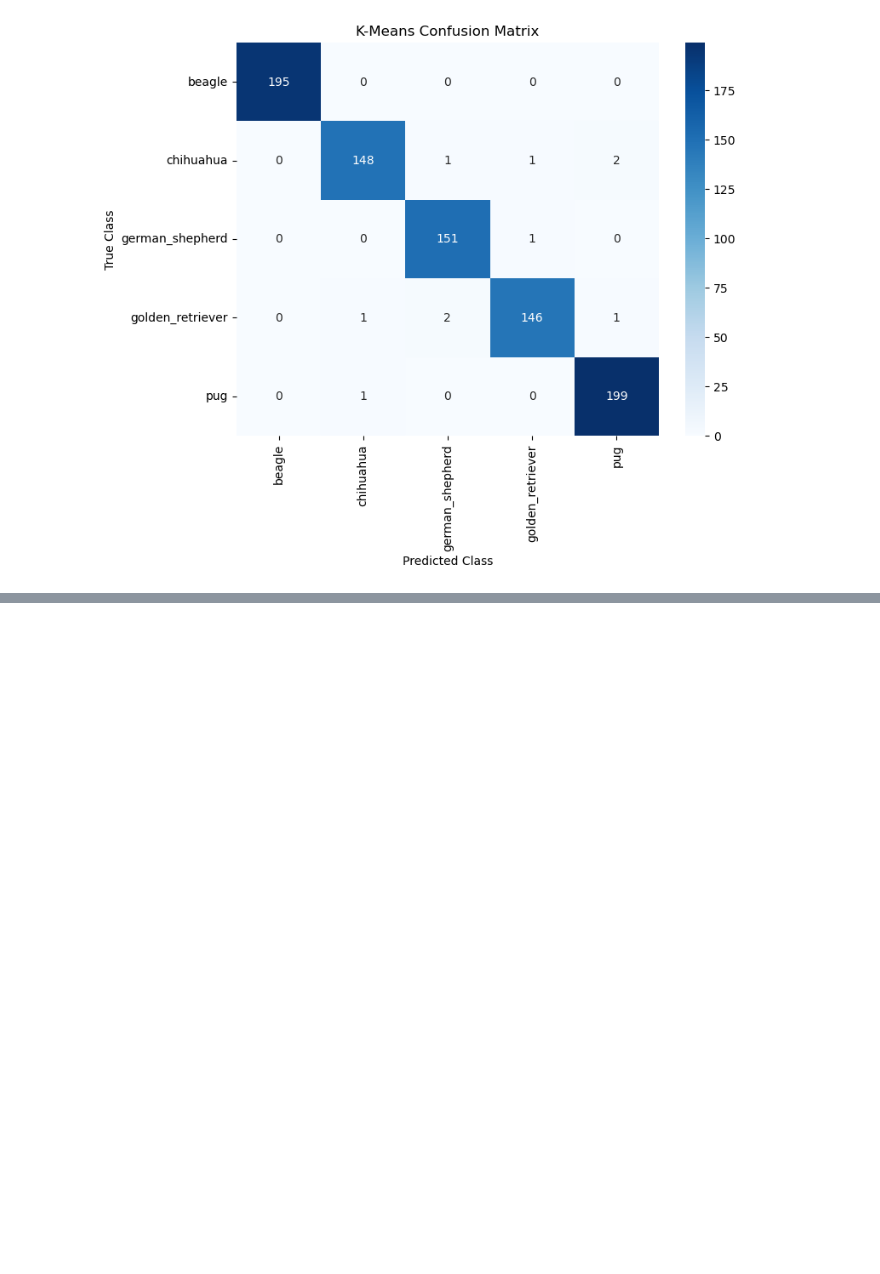
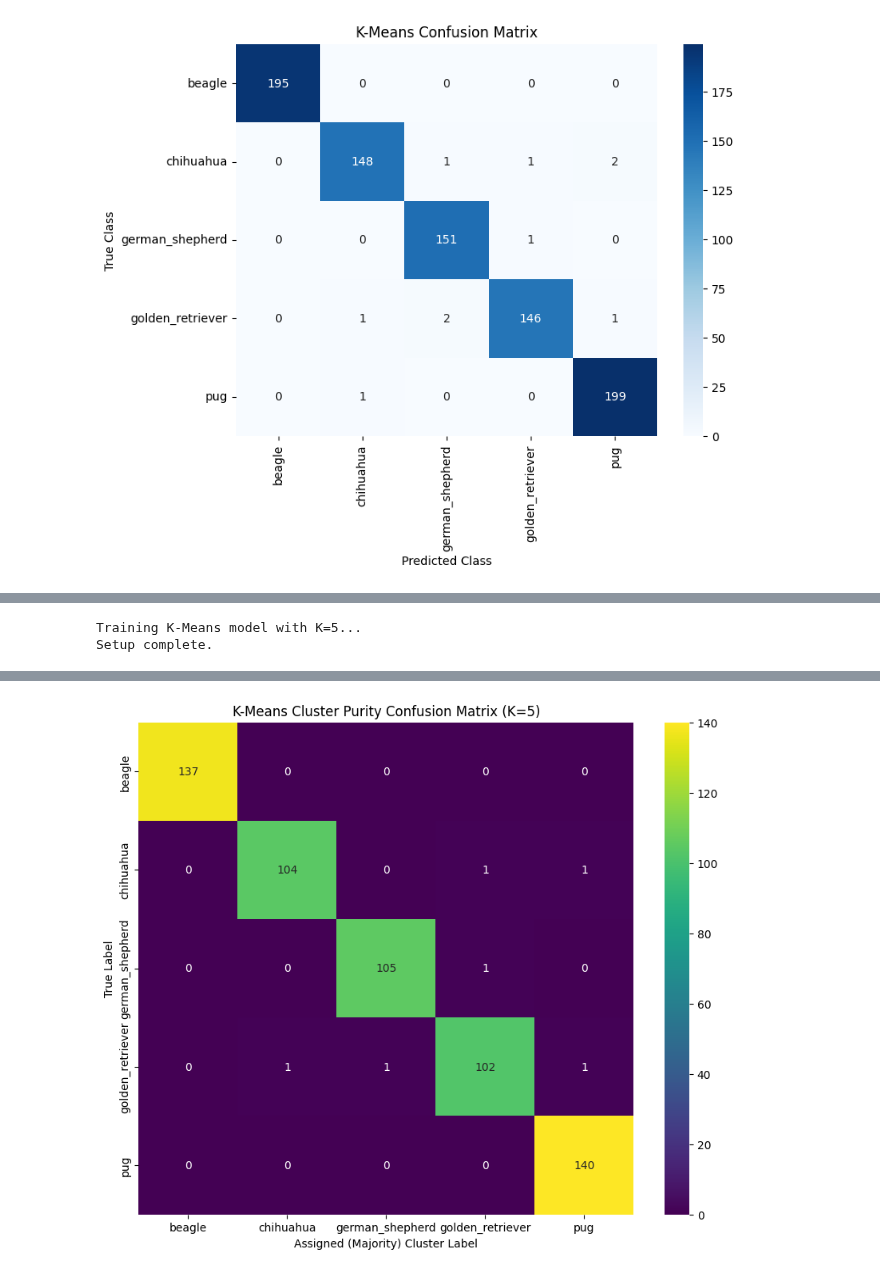
Before and after one commit to Mohamed1Hossam/ML, a Jupyter notebook: Image_Dataset/kmeans.ipynb, the cells around one changed output, grey strips where cells are left out. Cells and saved outputs as stored; diff of their text form; code cells hidden in the pictures; blank space fills up the shorter version.

Commit message:
add evaluation and visualization

```diff
--- a/Image_Dataset/kmeans.ipynb
+++ b/Image_Dataset/kmeans.ipynb
@@ -103,3 +103,81 @@ plt.grid(True)
 plt.show()
 # %% [output]
 [figure]
+# %%
+# 1. Define the features (X) and true labels (y) for clustering
+X = X_train
+y = y_train
+
+# 2. DEFINE THE MISSING VARIABLE: class_labels
+if 'class_names' in locals():
+    class_labels = list(class_names.keys())
+else:
+    print("WARNING: 'class_names' dictionary not found. Using generic labels.")
+    class_labels = np.unique(y)
+
+K_FINAL = 5
+print(f"Training K-Means model with K={K_FINAL}...")
+model = KMeans(n_clusters=K_FINAL, random_state=42, n_init='auto')
+model.fit(X)
+
+print("Setup complete.")
+# %% [output]
+Training K-Means model with K=5...
+Setup complete.
+# %%
+import numpy as np
+import matplotlib.pyplot as plt
+import seaborn as sns
+from sklearn.metrics import confusion_matrix, accuracy_score
+
+# 1. Predict cluster labels for the data
+clusters = model.predict(X)
+n_clusters = model.n_clusters
+print(f"Number of clusters (K): {n_clusters}")
+
+# 2. Map each cluster label to the most frequent true class label (Purity Mapping)
+labels_assigned = np.zeros_like(clusters)
+cluster_mapping = {}
+print("\n--- Cluster-to-Class Mapping ---")
+for i in range(n_clusters):
+    mask = (clusters == i)
+    cluster_true_labels = y[mask]
+
+    if len(cluster_true_labels) > 0:
+        counts = np.bincount(cluster_true_labels)
+        majority_class_index = np.argmax(counts)
+
+        majority_class_name = class_labels[majority_class_index]
+        cluster_mapping[i] = majority_class_index
+        print(f"Cluster {i} (Size: {len(cluster_true_labels)}) -> Majority Class: {majority_class_name} (Index: {majority_class_index})")
+    else:
+        print(f"Cluster {i} is empty.")
+        cluster_mapping[i] = -1
+
+# 3. Assign the majority class label to all points in that cluster
+for cluster_idx, class_idx in cluster_mapping.items():
+    if class_idx != -1:
+        labels_assigned[clusters == cluster_idx] = class_idx
+
+# 4. Calculate Clustering Accuracy (Purity)
+purity_accuracy = accuracy_score(y, labels_assigned)
+print(f"\nK-Means Clustering Accuracy (Purity) on Data: {purity_accuracy:.4f}")
+
+# 5. Visualize the Cluster Purity using a Confusion Matrix
+cm = confusion_matrix(y, labels_assigned)
+
+
+plt.figure(figsize=(10, 8))
+sns.heatmap(
+    cm,
+    annot=True,
+    fmt='d',
+    cmap='viridis',
+    xticklabels=class_labels,
+    yticklabels=class_labels
+)
+plt.title(f'K-Means Cluster Purity Confusion Matrix (K={n_clusters})')
+plt.ylabel('True Label')
+plt.xlabel('Assigned (Majority) Cluster Label')
+plt.show()
+# %% [output]
@@ -105,0 +194 @@ plt.show()
+[figure, added]
```
Also changed, not shown: parts of 4 cells of this notebook, 3 other files.
